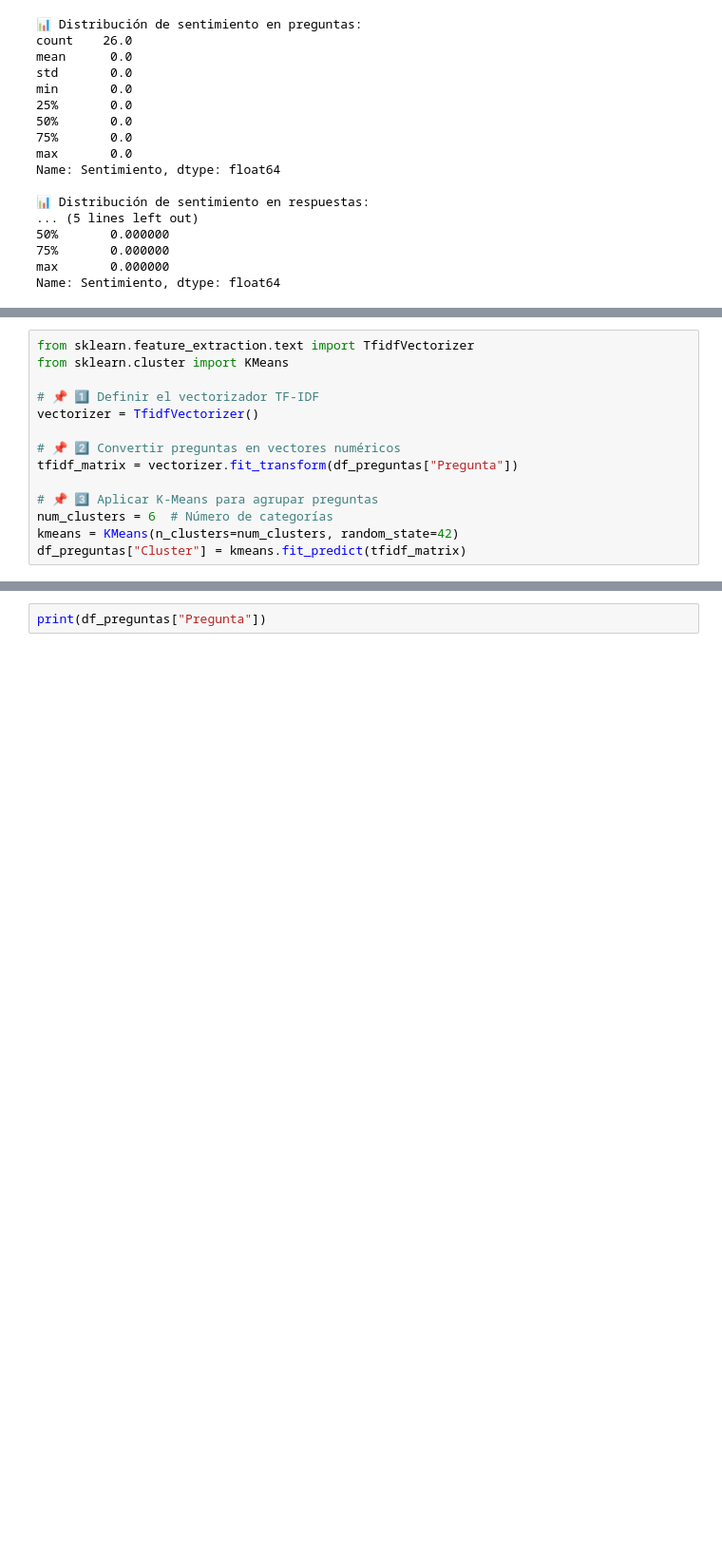
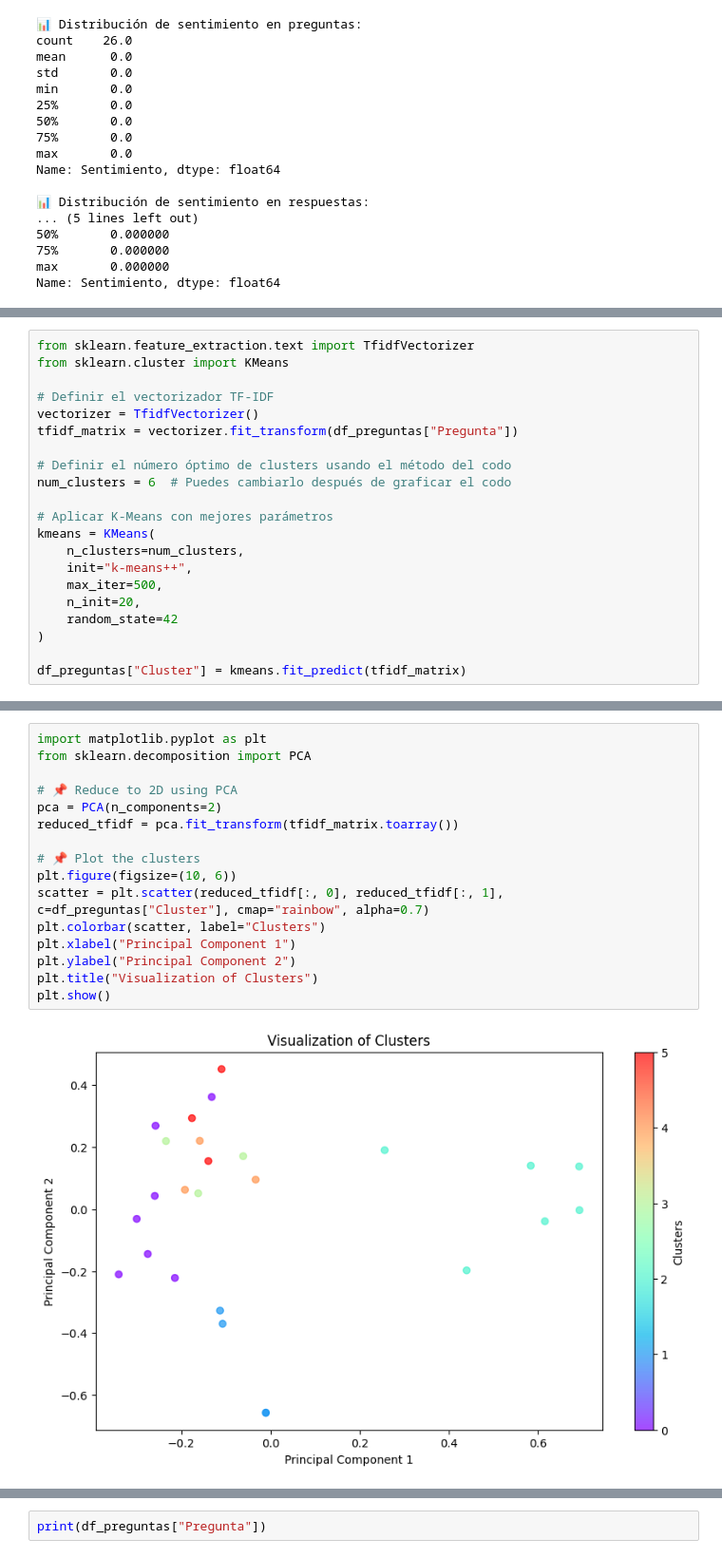
Before and after one commit to Isaac-opz/SaberPro-AI-Assistant, a Jupyter notebook: EDA/EDA.ipynb, the cells around one changed output, grey strips where cells are left out. Shown at 95% size. Drawn from its saved outputs; the diff is of its cells as text; blank space fills up the shorter version.

```diff
--- a/EDA/EDA.ipynb
+++ b/EDA/EDA.ipynb
@@ -300,15 +356,22 @@ Name: Sentimiento, dtype: float64
 from sklearn.feature_extraction.text import TfidfVectorizer
 from sklearn.cluster import KMeans
 
-# 📌 1️⃣ Definir el vectorizador TF-IDF
+# Definir el vectorizador TF-IDF
 vectorizer = TfidfVectorizer()
-
-# 📌 2️⃣ Convertir preguntas en vectores numéricos
 tfidf_matrix = vectorizer.fit_transform(df_preguntas["Pregunta"])
 
-# 📌 3️⃣ Aplicar K-Means para agrupar preguntas
-num_clusters = 6  # Número de categorías
-kmeans = KMeans(n_clusters=num_clusters, random_state=42)
+# Definir el número óptimo de clusters usando el método del codo
+num_clusters = 6  # Puedes cambiarlo después de graficar el codo
+
+# Aplicar K-Means con mejores parámetros
+kmeans = KMeans(
+    n_clusters=num_clusters,
+    init="k-means++",
+    max_iter=500,
+    n_init=20,
+    random_state=42
+)
+
 df_preguntas["Cluster"] = kmeans.fit_predict(tfidf_matrix)
 # %%
 # --- Obtener el vocabulario invertido (índice -> palabra) ---
@@ -343,4 +406,22 @@ Pregunta: 'la universidad ofrece talleres de preparacion para las pruebas saberp
 Pregunta: 'la universidad ofrece talleres de preparacion para las pruebas saberpro', Palabra: 'ofrece', Coordenada: (25, 76), Valor TF-IDF: 0.38467181465371186
 Pregunta: 'la universidad ofrece talleres de preparacion para las pruebas saberpro', Palabra: 'talleres', Coordenada: (25, 121), Valor TF-IDF: 0.38467181465371186
 Pregunta: 'la universidad ofrece talleres de preparacion para las pruebas saberpro', Palabra: 'preparacion', Coordenada: (25, 90), Valor TF-IDF: 0.38467181465371186
+# %%
+import matplotlib.pyplot as plt
+from sklearn.decomposition import PCA
+
+# 📌 Reduce to 2D using PCA
+pca = PCA(n_components=2)
+reduced_tfidf = pca.fit_transform(tfidf_matrix.toarray())
+
+# 📌 Plot the clusters
+plt.figure(figsize=(10, 6))
+scatter = plt.scatter(reduced_tfidf[:, 0], reduced_tfidf[:, 1], c=df_preguntas["Cluster"], cmap="rainbow", alpha=0.7)
+plt.colorbar(scatter, label="Clusters")
+plt.xlabel("Principal Component 1")
+plt.ylabel("Principal Component 2")
+plt.title("Visualization of Clusters")
+plt.show()
+# %% [output]
+[figure, added]
 # %%
```
Also changed, not shown: parts of 11 cells of this notebook.
